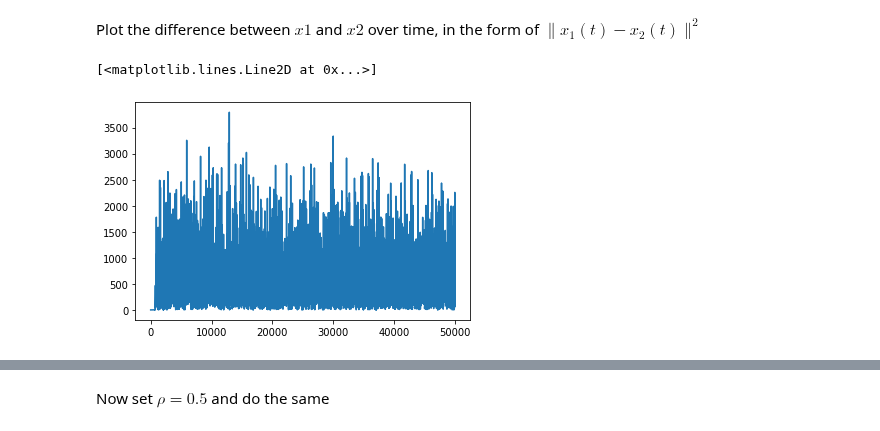
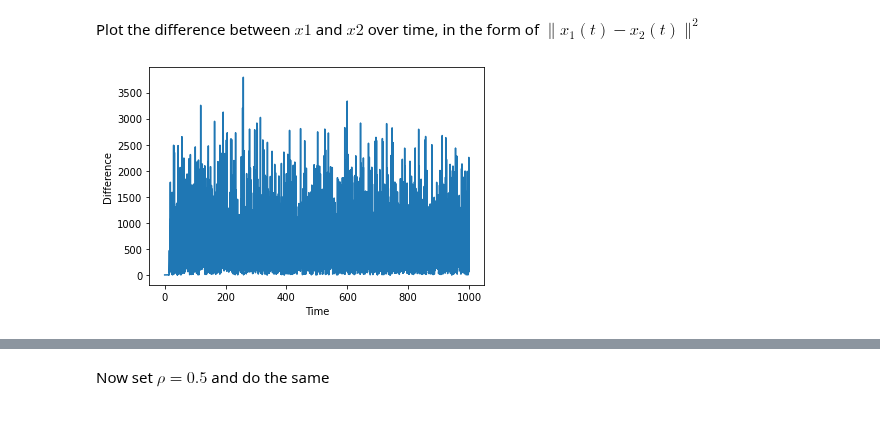
Before and after one commit to AlexPasqua/MLCMS-exercises, a Jupyter notebook: EX3/task4.ipynb, the cells around one changed output, grey strips where cells are left out. Drawn from its saved outputs; the diff is of its cells as text; code cells hidden in the pictures.

Commit message:
Task4: improved plot difference trajectories

```diff
--- a/EX3/task4.ipynb
+++ b/EX3/task4.ipynb
@@ -54,8 +54,9 @@ with some exceptions where the steady states become 3 again.
 ## Part 2
 Show a trajectory of the Lorenz attractor starting at $x_0 = (10; 10; 10)$
 # %%
-x1 = lorenz_traj(start_x=(10, 10, 10), s=10, b=2.667, r=28)
-x2 = lorenz_traj(start_x=(10+1e-8, 10, 10), s=10, b=2.667, r=28)
+dt = 0.02
+x1 = lorenz_traj(dt=dt, start_x=(10, 10, 10), s=10, b=2.667, r=28)
+x2 = lorenz_traj(dt=dt, start_x=(10+1e-8, 10, 10), s=10, b=2.667, r=28)
 # %% [output]
 [figure]
 [figure]
@@ -63,7 +64,9 @@ x2 = lorenz_traj(start_x=(10+1e-8, 10, 10), s=10, b=2.667, r=28)
 Plot the difference between $x1$ and $x2$ over time, in the form of $\|x_1(t)-x_2(t)\|^2$
 # %%
 diff = [np.linalg.norm(x1[t] - x2[t]) ** 2 for t in range(len(x1))]
-plt.plot(diff)
+plt.plot(np.arange(0, 1000, dt), diff)
+plt.xlabel("Time")
+plt.ylabel("Difference")
+plt.show()
 # %% [output]
-[<matplotlib.lines.Line2D at 0x...>]
-[figure, old version]
+[figure, new version]
```
Also changed, not shown: parts of 1 cell of this notebook.
